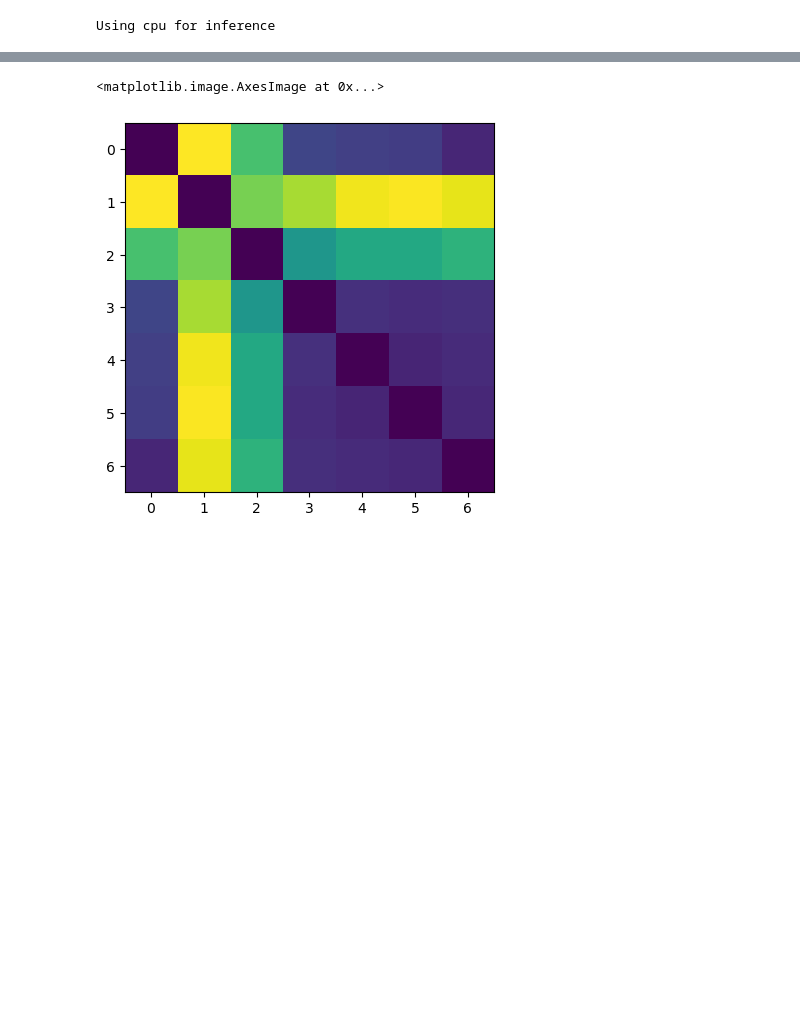
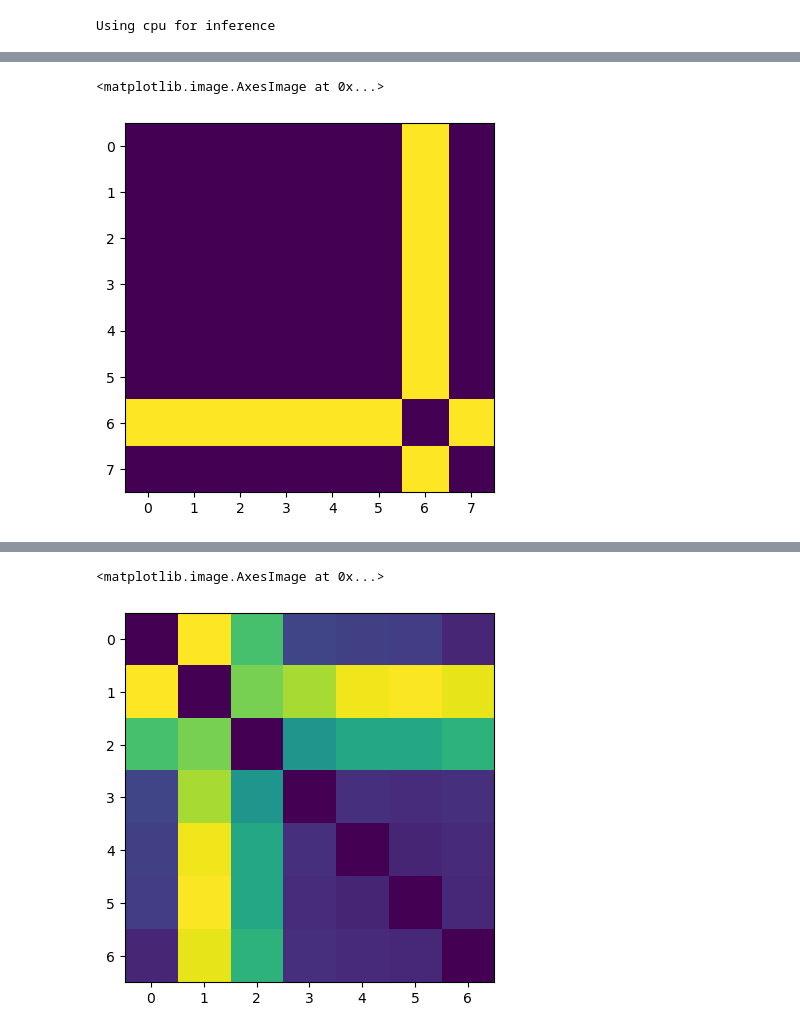
Before and after one commit to SarahHarvey/decoding-similarity, a Jupyter notebook: compare_many_networks_Jacobian_distance.ipynb, the cells around one changed output, grey strips where cells are left out. Drawn from its saved outputs; the diff is of its cells as text; code cells hidden in the pictures; blank space fills up the shorter version.

```diff
--- a/compare_many_networks_Jacobian_distance.ipynb
+++ b/compare_many_networks_Jacobian_distance.ipynb
@@ -77,4 +127,9 @@ for model_name in model_names:
 # %%
-# Load Bures distance matrices
+# Load Bures distance matrix between flattened Jacobians (r*M by N)
 
-bures_dict = np.load('bures_dists_penultimate_decoding_Jrbyn.npz')
+bures_dict = np.load('proc_dists_penultimate_decoding_Jstacked.npz')
+# %%
+plt.imshow(bures_dict["bures_dists"][55])
+# %% [output]
+<matplotlib.image.AxesImage at 0x...>
+[figure, added]
```
Also changed, not shown: parts of 25 cells of this notebook, 4 other files.
